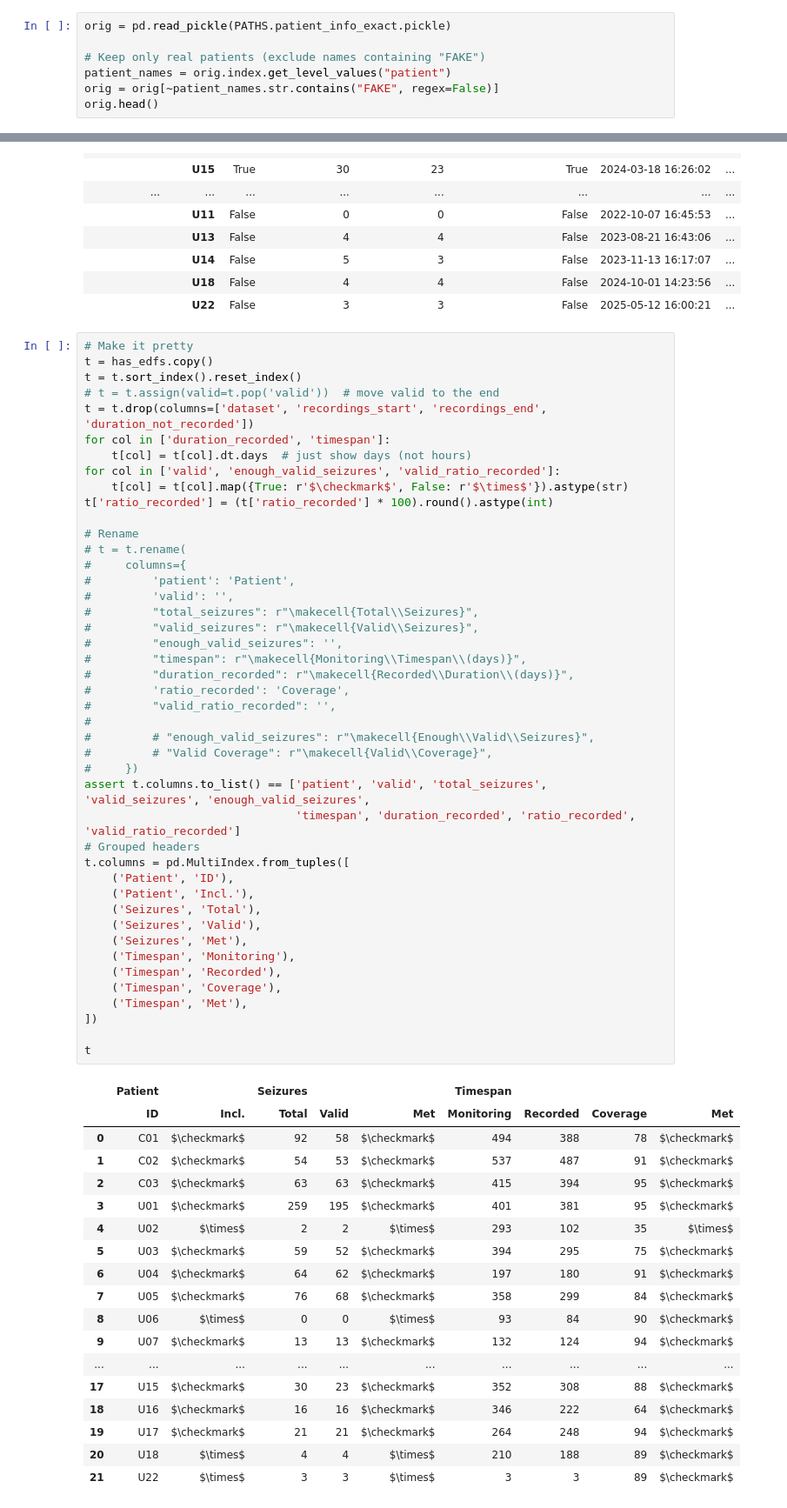
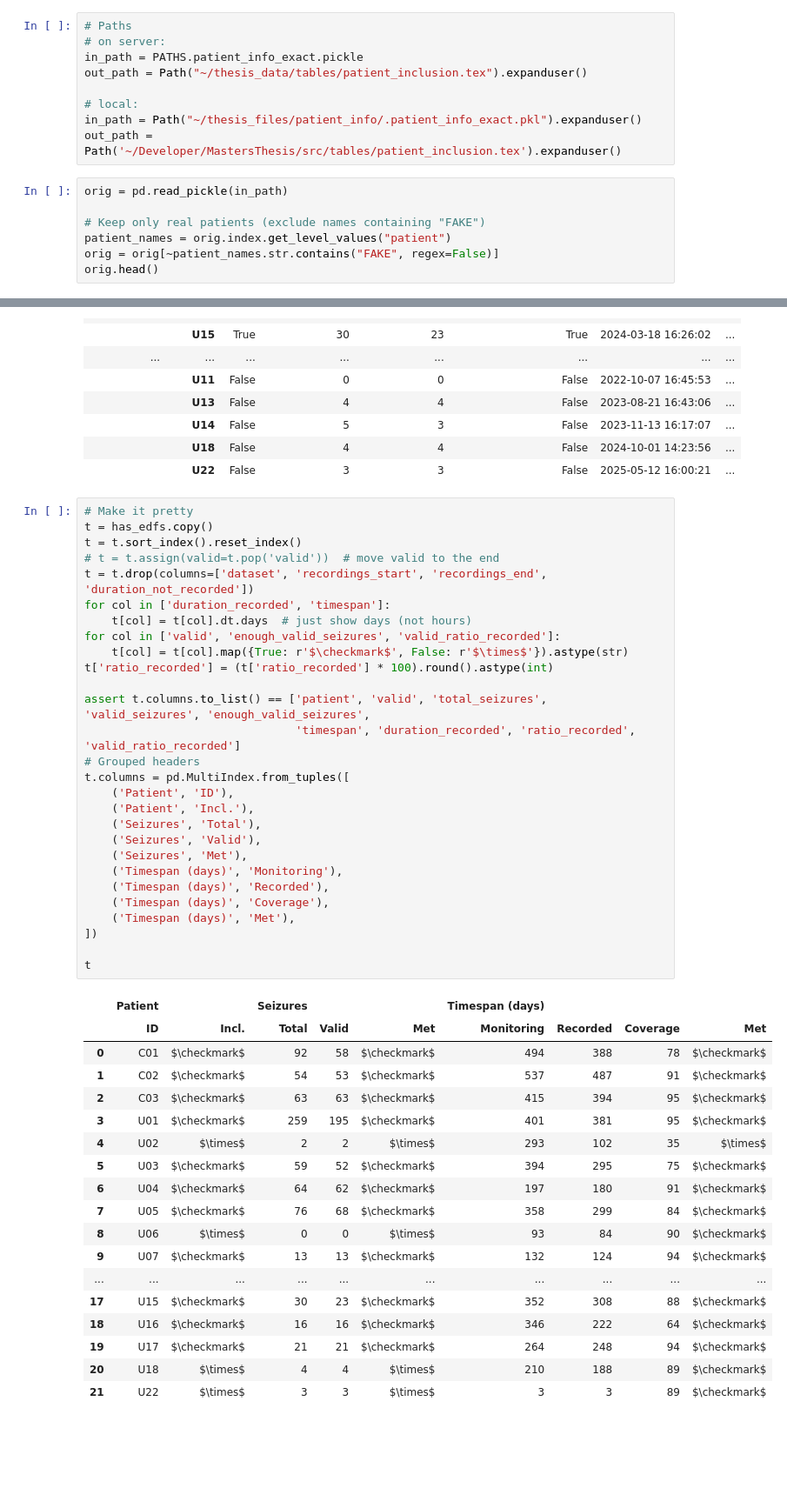
Before and after one commit to Julian-Webb/SeizurePredictionThesis, a Jupyter notebook: written_thesis/inclusion_criteria_table.ipynb, the cells around one changed output, grey strips where cells are left out. Shown at 87% size. Saved outputs shown, nothing was run; the diff lists cells and outputs as text; blank space fills up the shorter version.

```diff
--- a/written_thesis/inclusion_criteria_table.ipynb
+++ b/written_thesis/inclusion_criteria_table.ipynb
@@ -7,5 +7,14 @@ from config import PATHS
+# %%
+# Paths
+# on server:
+in_path = PATHS.patient_info_exact.pickle
+out_path = Path("~/thesis_data/tables/patient_inclusion.tex").expanduser()
+
+# local:
+in_path = Path("~/thesis_files/patient_info/.patient_info_exact.pkl").expanduser()
+out_path = Path('~/Developer/MastersThesis/src/tables/patient_inclusion.tex').expanduser()
 # %%
-orig = pd.read_pickle(PATHS.patient_info_exact.pickle)
+orig = pd.read_pickle(in_path)
 
 # Keep only real patients (exclude names containing "FAKE")
 patient_names = orig.index.get_level_values("patient")
@@ -95,49 +92,33 @@ has_edfs
 # %%
 # Make it pretty
 t = has_edfs.copy()
 t = t.sort_index().reset_index()
 # t = t.assign(valid=t.pop('valid'))  # move valid to the end
 t = t.drop(columns=['dataset', 'recordings_start', 'recordings_end', 'duration_not_recorded'])
 for col in ['duration_recorded', 'timespan']:
     t[col] = t[col].dt.days  # just show days (not hours)
 for col in ['valid', 'enough_valid_seizures', 'valid_ratio_recorded']:
     t[col] = t[col].map({True: r'$\checkmark$', False: r'$\times$'}).astype(str)
 t['ratio_recorded'] = (t['ratio_recorded'] * 100).round().astype(int)
 
-# Rename
-# t = t.rename(
-#     columns={
-#         'patient': 'Patient',
-#         'valid': '',
-#         "total_seizures": r"\makecell{Total\\Seizures}",
-#         "valid_seizures": r"\makecell{Valid\\Seizures}",
-#         "enough_valid_seizures": '',
-#         "timespan": r"\makecell{Monitoring\\Timespan\\(days)}",
-#         "duration_recorded": r"\makecell{Recorded\\Duration\\(days)}",
-#         'ratio_recorded': 'Coverage',
-#         "valid_ratio_recorded": '',
-#
-#         # "enough_valid_seizures": r"\makecell{Enough\\Valid\\Seizures}",
-#         # "Valid Coverage": r"\makecell{Valid\\Coverage}",
-#     })
 assert t.columns.to_list() == ['patient', 'valid', 'total_seizures', 'valid_seizures', 'enough_valid_seizures',
                                'timespan', 'duration_recorded', 'ratio_recorded', 'valid_ratio_recorded']
 # Grouped headers
 t.columns = pd.MultiIndex.from_tuples([
     ('Patient', 'ID'),
     ('Patient', 'Incl.'),
     ('Seizures', 'Total'),
     ('Seizures', 'Valid'),
     ('Seizures', 'Met'),
-    ('Timespan', 'Monitoring'),
-    ('Timespan', 'Recorded'),
-    ('Timespan', 'Coverage'),
-    ('Timespan', 'Met'),
+    ('Timespan (days)', 'Monitoring'),
+    ('Timespan (days)', 'Recorded'),
+    ('Timespan (days)', 'Coverage'),
+    ('Timespan (days)', 'Met'),
 ])
 
 t
 # %% [output]
-|  | Patient |  | Seizures |  |  | Timespan |  |  |  |
+|  | Patient |  | Seizures |  |  | Timespan (days) |  |  |  |
 |  | ID | Incl. | Total | Valid | Met | Monitoring | Recorded | Coverage | Met |
 | 0 | C01 | $\checkmark$ | 92 | 58 | $\checkmark$ | 494 | 388 | 78 | $\checkmark$ |
 | 1 | C02 | $\checkmark$ | 54 | 53 | $\checkmark$ | 537 | 487 | 91 | $\checkmark$ |
```
Also changed, not shown: parts of 3 cells of this notebook, 5 other files.
